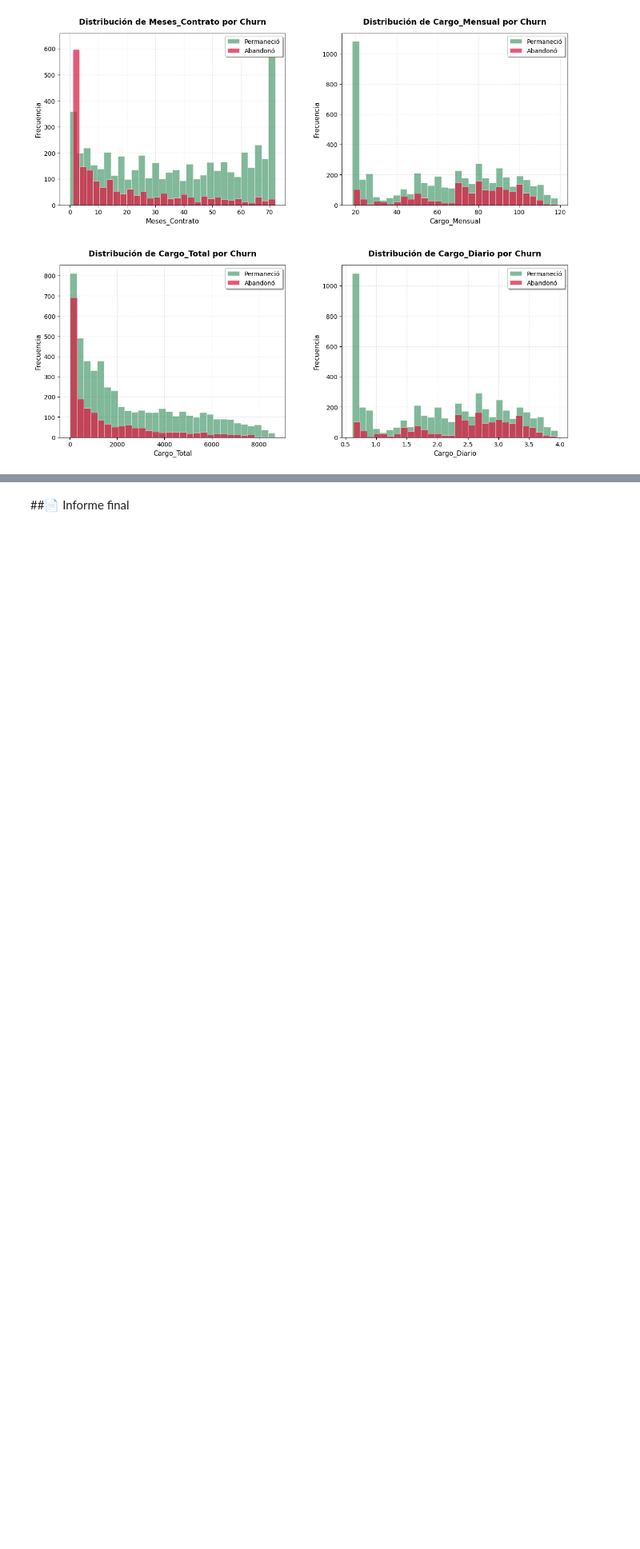
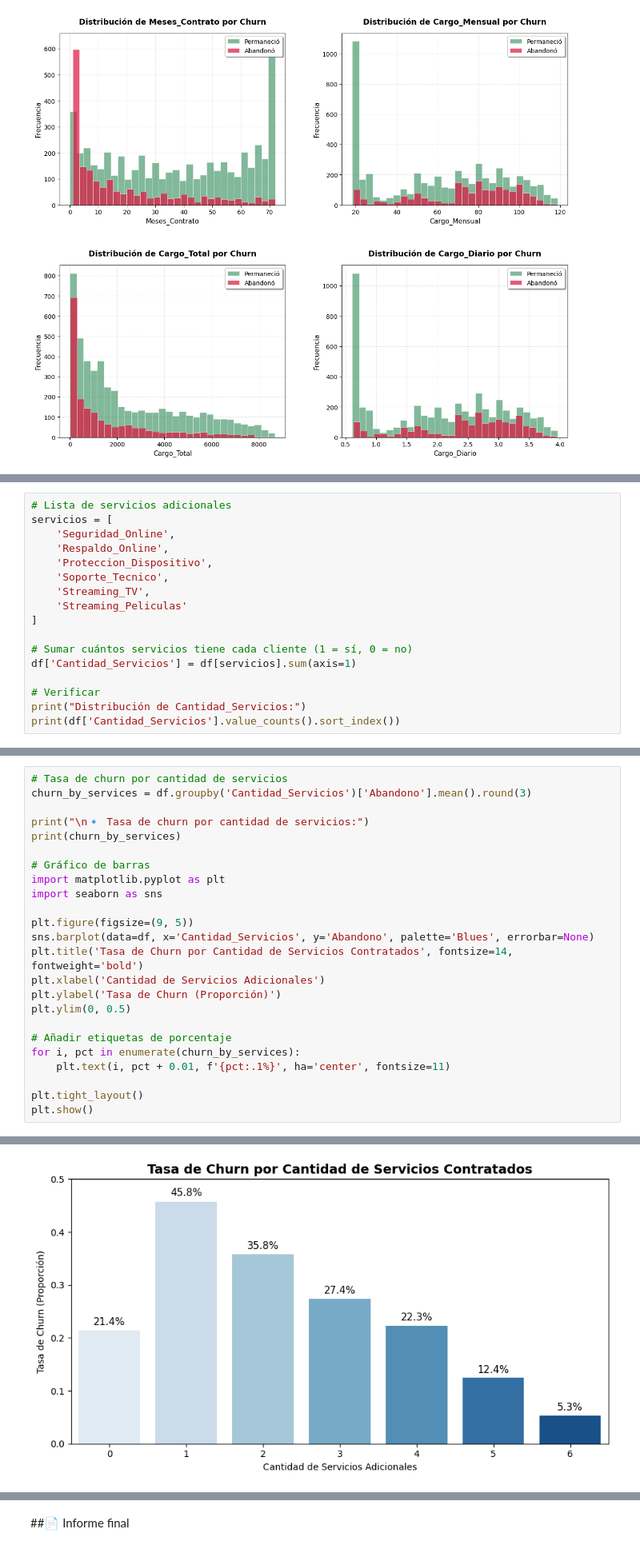
Before and after one commit to AenimaLabs/TelecomX, a Jupyter notebook: TelecomX.ipynb, the cells around one changed output, grey strips where cells are left out. Shown at 80% size. Cells and saved outputs as stored; diff of their text form; blank space fills up the shorter version.

```diff
--- a/TelecomX.ipynb
+++ b/TelecomX.ipynb
@@ -986,0 +997,17 @@ plt.show()
+# %%
+# Lista de servicios adicionales
+servicios = [
+    'Seguridad_Online',
+    'Respaldo_Online',
+    'Proteccion_Dispositivo',
+    'Soporte_Tecnico',
+    'Streaming_TV',
+    'Streaming_Peliculas'
+]
+
+# Sumar cuántos servicios tiene cada cliente (1 = sí, 0 = no)
+df['Cantidad_Servicios'] = df[servicios].sum(axis=1)
+
+# Verificar
+print("Distribución de Cantidad_Servicios:")
+print(df['Cantidad_Servicios'].value_counts().sort_index())
@@ -986,0 +1025,25 @@ plt.show()
+# %%
+# Tasa de churn por cantidad de servicios
+churn_by_services = df.groupby('Cantidad_Servicios')['Abandono'].mean().round(3)
+
+print("\n🔹 Tasa de churn por cantidad de servicios:")
+print(churn_by_services)
+
+# Gráfico de barras
+import matplotlib.pyplot as plt
+import seaborn as sns
+
+plt.figure(figsize=(9, 5))
+sns.barplot(data=df, x='Cantidad_Servicios', y='Abandono', palette='Blues', errorbar=None)
+plt.title('Tasa de Churn por Cantidad de Servicios Contratados', fontsize=14, fontweight='bold')
+plt.xlabel('Cantidad de Servicios Adicionales')
+plt.ylabel('Tasa de Churn (Proporción)')
+plt.ylim(0, 0.5)
+
+# Añadir etiquetas de porcentaje
+for i, pct in enumerate(churn_by_services):
+    plt.text(i, pct + 0.01, f'{pct:.1%}', ha='center', fontsize=11)
+
+plt.tight_layout()
+plt.show()
+# %% [output]
@@ -986,0 +1063 @@ plt.show()
+[figure, added]
```
Also changed, not shown: parts of 7 cells of this notebook.
